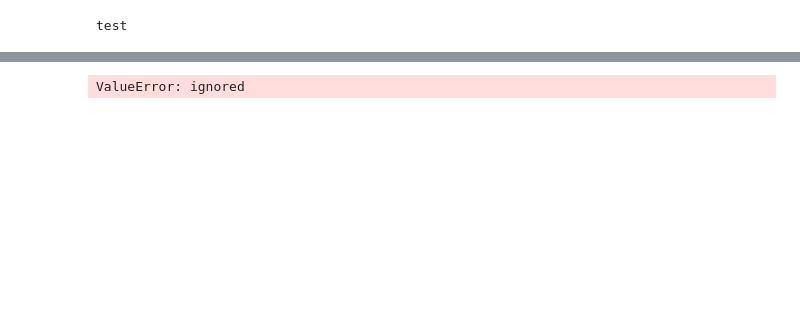
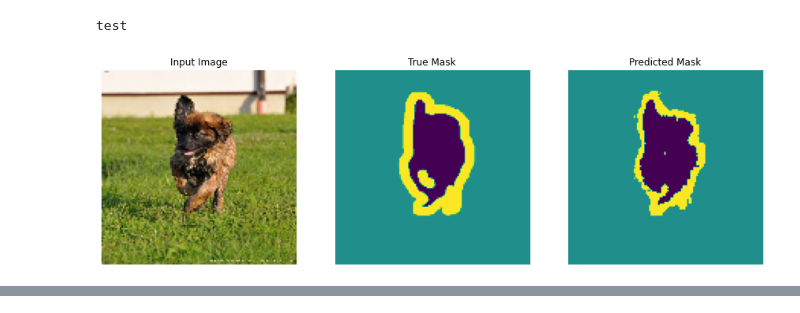
Before and after one commit to goelpravin/practice, a Jupyter notebook: segmentation.ipynb, the cells around one changed output, grey strips where cells are left out. Cells and saved outputs as stored; diff of their text form; code cells hidden in the pictures; blank space fills up the shorter version.

```diff
--- a/segmentation.ipynb
+++ b/segmentation.ipynb
@@ -150,15 +73,22 @@ ValueError: ignored
+# %%
+from tensorflow.keras.preprocessing.image import ImageDataGenerator
+import matplotlib.pyplot as plt
+train = dataset['train'].map(getImageMaskWithAug, num_parallel_calls=tf.data.experimental.AUTOTUNE)
+#print(type(train_ds))
+test = dataset['test'].map(getImageMaskWithoutAug)
+batch_size_training = 128
+batch_size_validation = 32
+BUFFER_SIZE = 1000
+train_ds = train.cache().shuffle(BUFFER_SIZE).batch(batch_size_training).prefetch(buffer_size=tf.data.experimental.AUTOTUNE).repeat()
+test_ds = test.batch(batch_size_validation).cache().prefetch(buffer_size=tf.data.experimental.AUTOTUNE)
 # %%
 def show_predictions(dataset=None, num=1):
   if dataset:
     for image, mask in dataset.take(num):
       pred_mask = model.predict(image)
-      #display([tf.squeeze(image[0],axis=0), tf.squeeze(mask[0],axis=0), create_mask(pred_mask)])
-      display(image, mask, create_mask(pred_mask))
+      display([image[0], mask[0], create_mask(pred_mask)])
   else:
-    for image, mask in train_ds.take(1):
-      img2predict, mask2predict = image, mask
-    display([sample_image, sample_mask,
-             create_mask(model.predict(img2predict))])
-             #create_mask(model.predict(sample_image))])
+    for image, mask in train.take(num):
+      display([image, mask])
 # %%
 def create_mask(pred_mask):
@@ -236,35 +169,36 @@ def unet_model(output_channels):
 model = unet_model(OUTPUT_CHANNELS)
 print("test")
 model.compile(optimizer=Adam(lr=0.001),
-              #loss=tf.keras.losses.SparseCategoricalCrossentropy(from_logits=True),
-              loss=compute_loss,
+              loss=tf.keras.losses.SparseCategoricalCrossentropy(from_logits=True),
+              #loss=compute_loss,
               metrics=['accuracy'])
 # %% [output]
 test
 # %%
 from IPython.display import clear_output
 class myCallback (tf.keras.callbacks.Callback):
   def on_epoch_end(self, epoch, logs={}):
     clear_output(wait=True)
-    show_predictions()
+    show_predictions(test_ds)
     if(logs.get('accuracy')>0.8):
       print("\nReached 80% accuracy, so stopping further epochs")
-      self.model.stop_training = True
+      #self.model.stop_training = True
 callbacks = myCallback()
 
 
 num_training_images = info.splits['train'].num_examples
-epoch_steps = num_training_images/batch_size_training
+epoch_steps = num_training_images//batch_size_training
 
 num_testing_images = info.splits['test'].num_examples
-validation_steps = num_testing_images/batch_size_validation
+validation_steps = num_testing_images//batch_size_validation
 
 history = model.fit(
-      train_generator,
+      train_ds,
       steps_per_epoch=epoch_steps,
       epochs=10,
       verbose=2,
-      validation_data = validation_generator,
+      validation_data = test_ds,
       validation_steps=validation_steps,
       callbacks=[callbacks])
 # %% [output]
+[figure, added]
@@ -274,2 +207 @@ predictions= Tensor("functional_7/conv2d_transpose_9/BiasAdd:0", shape=(None, 12
-ValueError: ignored
 # %%
```
Also changed, not shown: parts of 12 cells of this notebook.
